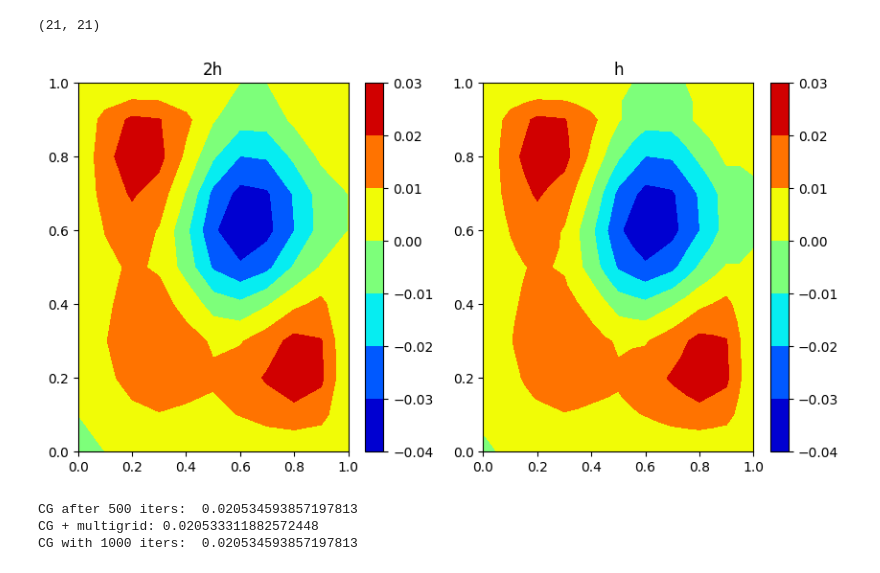
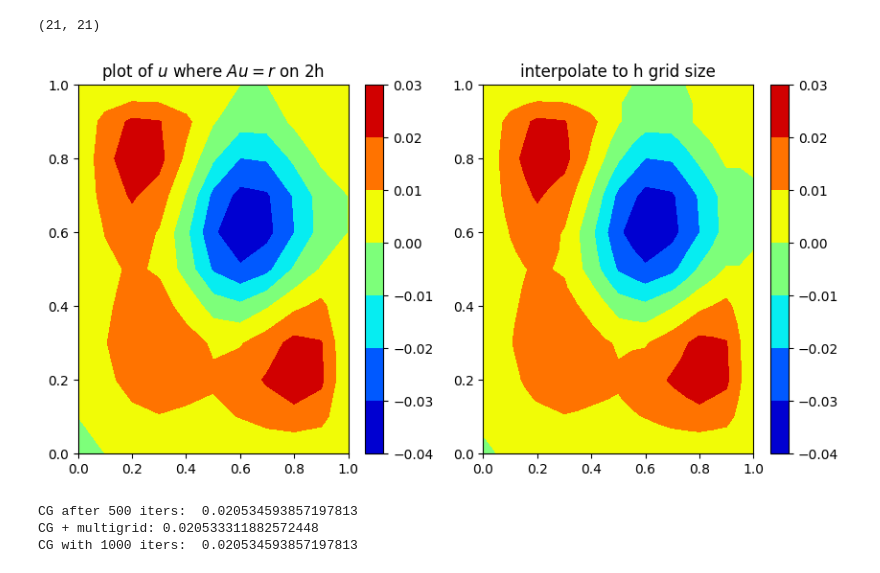
Before and after one commit to PepperXZC/Numerical-PDE, a Jupyter notebook: HW4.ipynb, the cells around one changed output. Drawn from its saved outputs; the diff is of its cells as text; code cells hidden in the pictures.

```diff
--- a/HW4.ipynb
+++ b/HW4.ipynb
@@ -113,7 +113,7 @@ def conjugate_gradient(Ap, b, xr, max_iter=50):
 conjugate method result
 # %%
 xh = np.zeros_like(fmesh.reshape(-1,1))
-xh = conjugate_gradient(Ap, b, xh, max_iter)
+xh, li = conjugate_gradient(Ap, b, xh, max_iter)
 xrplot = xh.reshape(v0, v0) / xh.max()
 # plot
 fig = plt.figure(figsize=(10,5))
@@ -186,33 +184,12 @@ Ap2, r2 = Amat(xc, yc, dx*2, r2hmesh)
 Ap2.shape, r2.shape
 # %% [output]
 ((121, 121), (121, 1))
-# %%
-# solve 2h residual problem
-e = np.zeros_like(r2)
-i, rp = 0, Ap2.T@r2-Ap2.T@Ap2@e
-p = rp.copy()
-rTr = np.sum(rp.conj()*rp).real
-li2 = []
-al = []
-while i < 20 and rTr > 1e-10:
-    Ar = Ap2.T @ Ap2 @ p
-    alpha = rTr / np.sum(p.conj()*Ar).real
-    al.append(rTr)
-    alpha = alpha
-    e = e + alpha * p
-    rp = rp - alpha * Ar
-    rTrNew = np.sum(rp.conj()*rp).real
-    beta = rTrNew / rTr
-    beta = beta
-    p = rp + beta * p
-    i += 1
-    rTr = rTrNew
 # %%
 e2h = np.zeros_like(r2)
-e2h = conjugate_gradient(Ap2, r2, e2h, max_iter)
+e2h, _ = conjugate_gradient(Ap2, r2, e2h, max_iter)
 # %%
-# interp
-eitem = e.flatten()
+# interp u onto h, where Au = r solved previously
+eitem = e2h.flatten()
 ehpad_l = len(x)+2
 eh = np.zeros((ehpad_l, ehpad_l)) # pad mat
 for i in range(len(xc)):
@@ -234,16 +211,16 @@ eh.shape
 # %%
 # plot of error
 fig, axs = plt.subplots(1,2, figsize=(10, 5))
 cp_u = axs[0].contourf(Xc, Yc, e2h.reshape(11, 11))
-axs[0].set_title("2h")
+axs[0].set_title("plot of $u$ where $Au=r$ on 2h")
 fig.colorbar(cp_u)
 cp_u.set_cmap('jet')
 cp_u2 = axs[1].contourf(X, Y, eh)
-axs[1].set_title("h")
+axs[1].set_title("interpolate to h grid size")
 fig.colorbar(cp_u2)
 cp_u2.set_cmap('jet')
 # %% [output]
-[figure, old version]
+[figure, new version]
 # %%
 # compare the iterative results with pure GS
 print("CG after %d iters: " % max_iter, np.linalg.norm(xrplot - mesh2))
```
Also changed, not shown: parts of 11 cells of this notebook.
